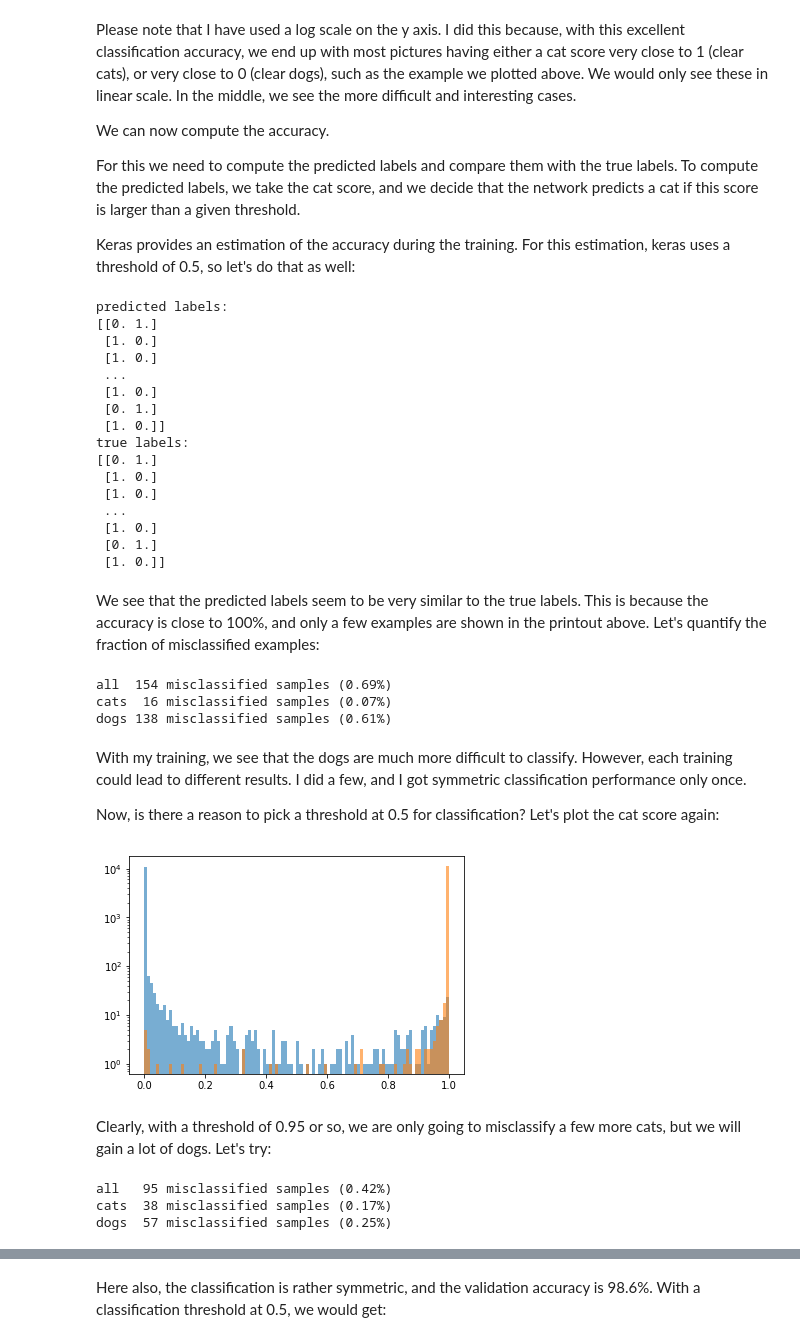
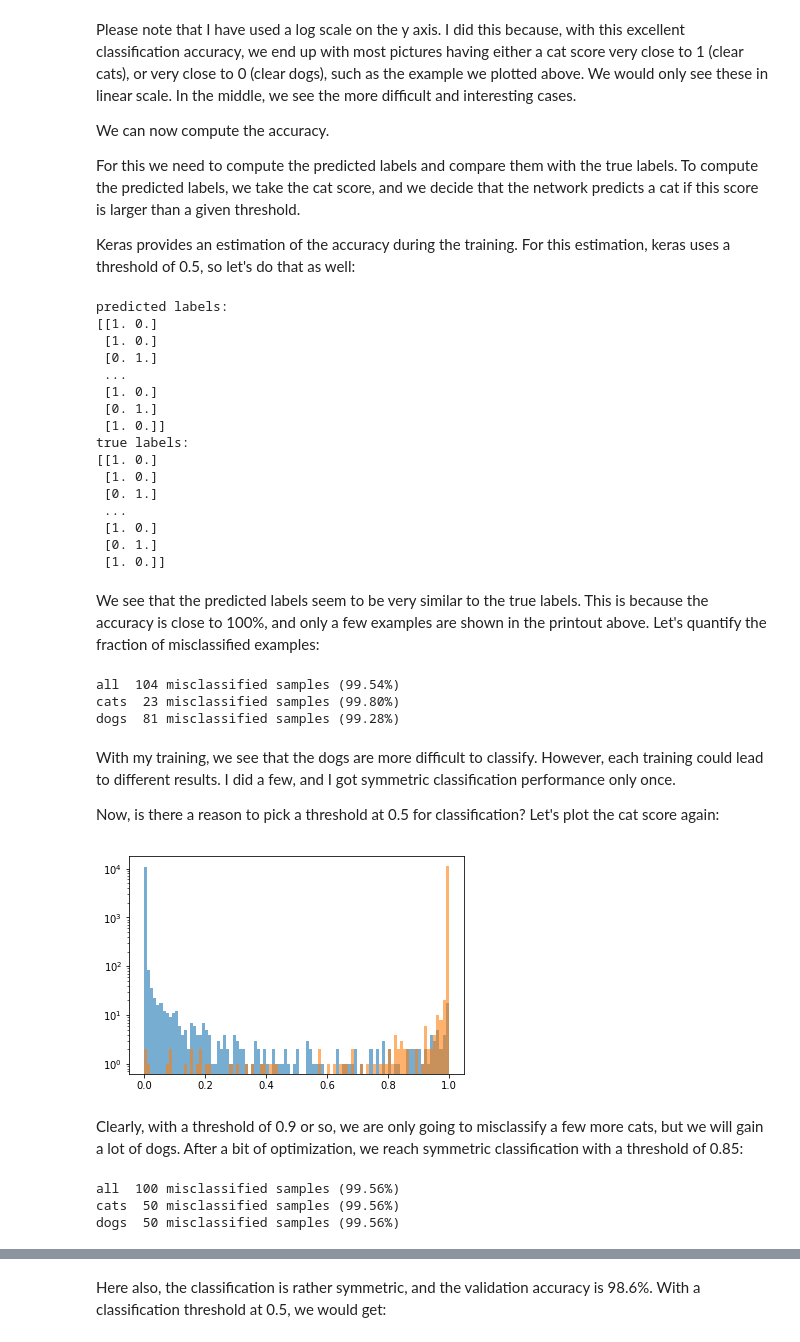
Before and after one commit to cbernet/maldives, a Jupyter notebook: dogs_vs_cats/dogs_vs_cats_transfer.ipynb, the cells around one changed output, grey strips where cells are left out. Saved outputs shown, nothing was run; the diff lists cells and outputs as text; code cells hidden in the pictures.

```diff
--- a/dogs_vs_cats/dogs_vs_cats_transfer.ipynb
+++ b/dogs_vs_cats/dogs_vs_cats_transfer.ipynb
@@ -601,24 +624,24 @@ def predicted_labels(preds, threshold):
     pred_labels[:,1] = preds[:,1]>=threshold
     return pred_labels
 
-pred_labels = predicted_labels(preds, threshold)
+train_pred_labels = predicted_labels(train_preds, threshold)
 print('predicted labels:')
-print(pred_labels)
+print(train_pred_labels)
 print('true labels:')
-print(labels)
+print(train_labels)
 # %% [output]
 predicted labels:
-[[0. 1.]
+[[1. 0.]
  [1. 0.]
- [1. 0.]
+ [0. 1.]
  ...
  [1. 0.]
  [0. 1.]
  [1. 0.]]
 true labels:
-[[0. 1.]
+[[1. 0.]
  [1. 0.]
- [1. 0.]
+ [0. 1.]
  ...
  [1. 0.]
  [0. 1.]
@@ -628,48 +651,51 @@ We see that the predicted labels seem to be very similar to the true labels. Thi
 # %%
 
 def misclassified(labels, pred_labels, print_report=True):
-    n_examples = len(labels)
-    def report(categ, array):
-        n_misclassified = len(array)
+    def report(categ, n_misclassified, n_examples):
         print('{:<4} {:>3} misclassified samples ({:4.2f}%)'.format(
             categ,
             n_misclassified,
-            100*float(n_misclassified)/n_examples)
+            100*(1-float(n_misclassified)/n_examples))
         )
+    # total number of examples
     n_examples = len(labels)
+    # total number of cats
+    n_cats = sum(labels[:,0])
+    # total number of dogs
+    n_dogs = sum(labels[:,1])
+    # boolean mask for misidentified examples
     mask_all = pred_labels[:,0] != labels[:,0]
+    # boolean mask for misidentified cats
     mask_cats = np.logical_and(mask_all,labels[:,1]>0.5)
+    # boolean mask for misidentified dogs
     mask_dogs = np.logical_and(mask_all,labels[:,1]<0.5)
-    misc_all = labels[mask_all]
-    misc_cats = labels[mask_cats]
-    misc_dogs = labels[mask_dogs]
     if print_report:
-        report('all', misc_all)
-        report('cats', misc_cats)
-        report('dogs', misc_dogs)
+        report('all', sum(mask_all), n_examples)
+        report('cats', sum(mask_cats), n_cats)
+        report('dogs', sum(mask_dogs), n_dogs)
     return mask_all, mask_cats, mask_dogs
 
-_ = misclassified(labels, pred_labels)
+_ = misclassified(train_labels, train_pred_labels)
 # %% [output]
-all  154 misclassified samples (0.69%)
-cats  16 misclassified samples (0.07%)
-dogs 138 misclassified samples (0.61%)
+all  104 misclassified samples (99.54%)
+cats  23 misclassified samples (99.80%)
+dogs  81 misclassified samples (99.28%)
 # %% [markdown]
-With my training, we see that the dogs are much more difficult to classify. However, each training could lead to different results. I did a few, and I got symmetric classification performance only once.
+With my training, we see that the dogs are more difficult to classify. However, each training could lead to different results. I did a few, and I got symmetric classification performance only once.
 
 Now, is there a reason to pick a threshold at 0.5 for classification? Let's plot the cat score again:
-# %%
-plot_cat_score(preds)
-# %% [output]
-[figure, removed]
+# %%
+plot_cat_score(train_preds, train_labels)
+# %% [output]
+[figure, added]
 # %% [markdown]
-Clearly, with a threshold of 0.95 or so, we are only going to misclassify a few more cats, but we will gain a lot of dogs. Let's try:
+Clearly, with a threshold of 0.9 or so, we are only going to misclassify a few more cats, but we will gain a lot of dogs. After a bit of optimization, we reach symmetric classification with a threshold of 0.85:
 # %%
-threshold = 0.95
-pred_labels = predicted_labels(preds, threshold)
-_ = misclassified(labels, pred_labels)
+threshold = 0.85
+train_pred_labels = predicted_labels(train_preds, threshold)
+_ = misclassified(train_labels, train_pred_labels)
 # %% [output]
-all   95 misclassified samples (0.42%)
-cats  38 misclassified samples (0.17%)
-dogs  57 misclassified samples (0.25%)
+all  100 misclassified samples (99.56%)
+cats  50 misclassified samples (99.56%)
+dogs  50 misclassified samples (99.56%)
 # %% [markdown]
```
Also changed, not shown: parts of 29 cells of this notebook, 1 other file.
